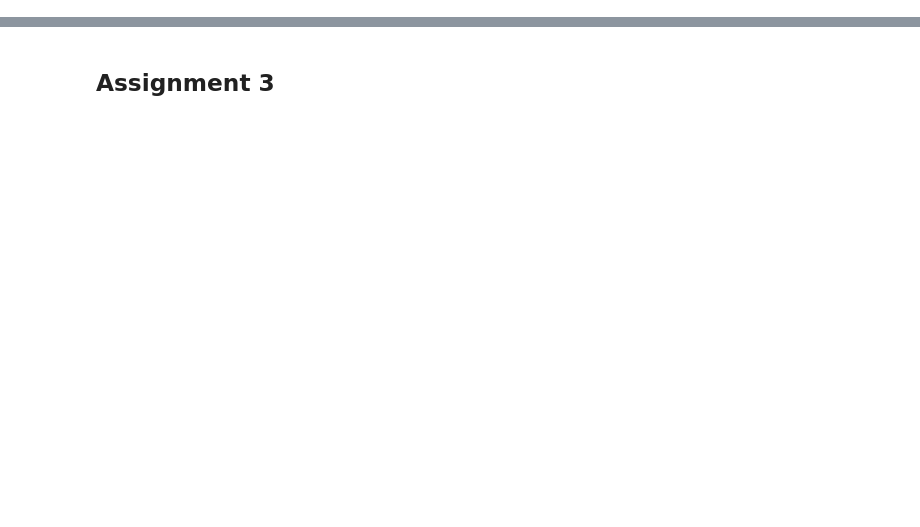
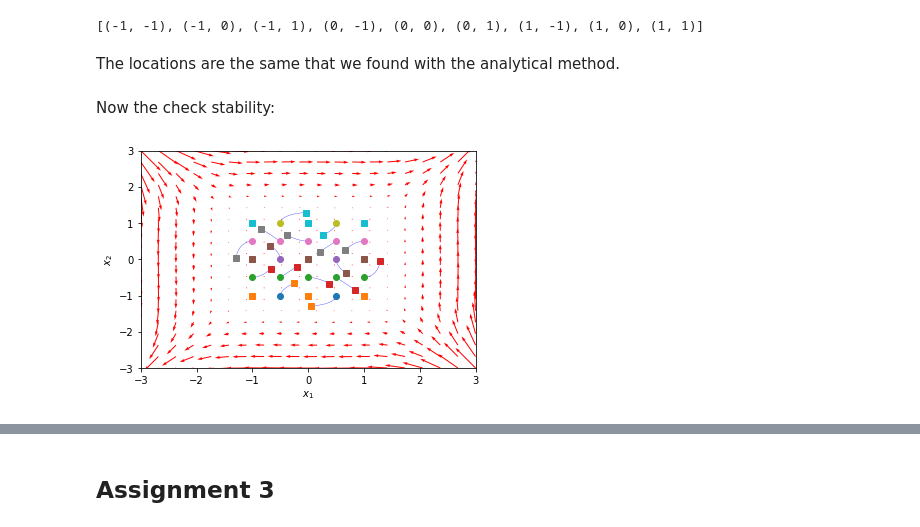
Before and after one commit to StefanIacob/CN_homework, a Jupyter notebook: Week_2/Week 2.ipynb, the cells around one changed output, grey strips where cells are left out. Saved outputs shown, nothing was run; the diff lists cells and outputs as text; code cells hidden in the pictures; blank space fills up the shorter version.

```diff
--- a/Week_2/Week 2.ipynb
+++ b/Week_2/Week 2.ipynb
@@ -21,0 +25,25 @@ import math
+# %%
+import sympy as sm
+import numpy as np
+import matplotlib.pyplot as plt
+from mpl_toolkits.mplot3d import Axes3D
+from scipy import integrate
+
+
+u, v = sm.symbols('r, c')
+F = - v + v**3
+G = - u + u**3
+
+# Use sympy's way of setting equations to zero
+FEqual = sm.Eq(F, 0)
+GEqual = sm.Eq(G, 0)
+
+# compute fixed points
+equilibria = sm.solve( (FEqual, GEqual), u, v )
+print(equilibria)
+# %% [output]
+[(-1, -1), (-1, 0), (-1, 1), (0, -1), (0, 0), (0, 1), (1, -1), (1, 0), (1, 1)]
+# %% [markdown]
+The locations are the same that we found with the analytical method.
+# %% [markdown]
+Now the check stability:
@@ -21,0 +103,8 @@ import math
+# %%
+#Plot the phase space for different b values
+
+IC = [(x1, x2) for x1 in np.linspace(-1, 1, 5) for x2 in np.linspace(-1, 1, 5)]
+
+createPlot(IC)
+# %% [output]
+[figure, added]
```
Also changed, not shown: parts of 26 cells of this notebook.
